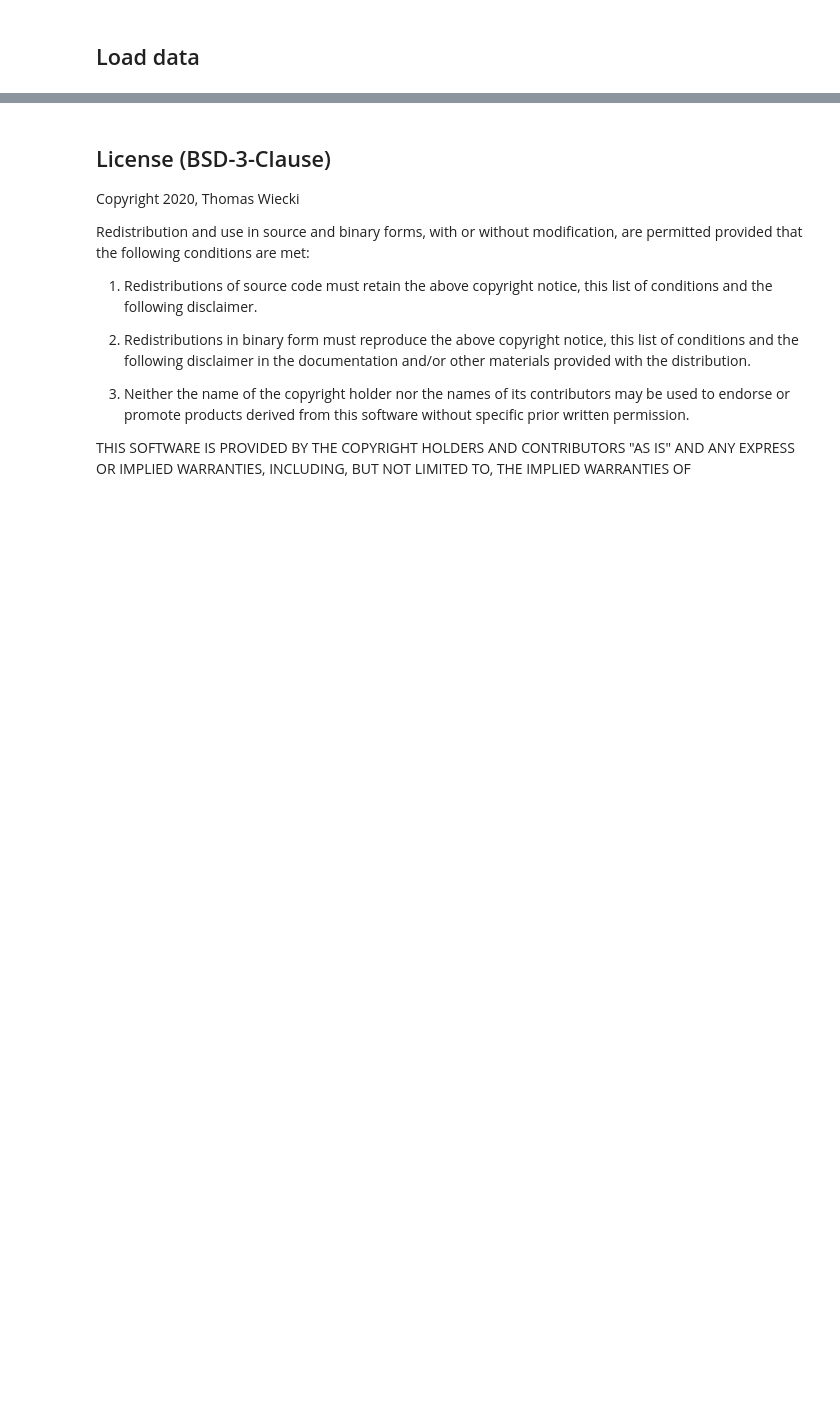
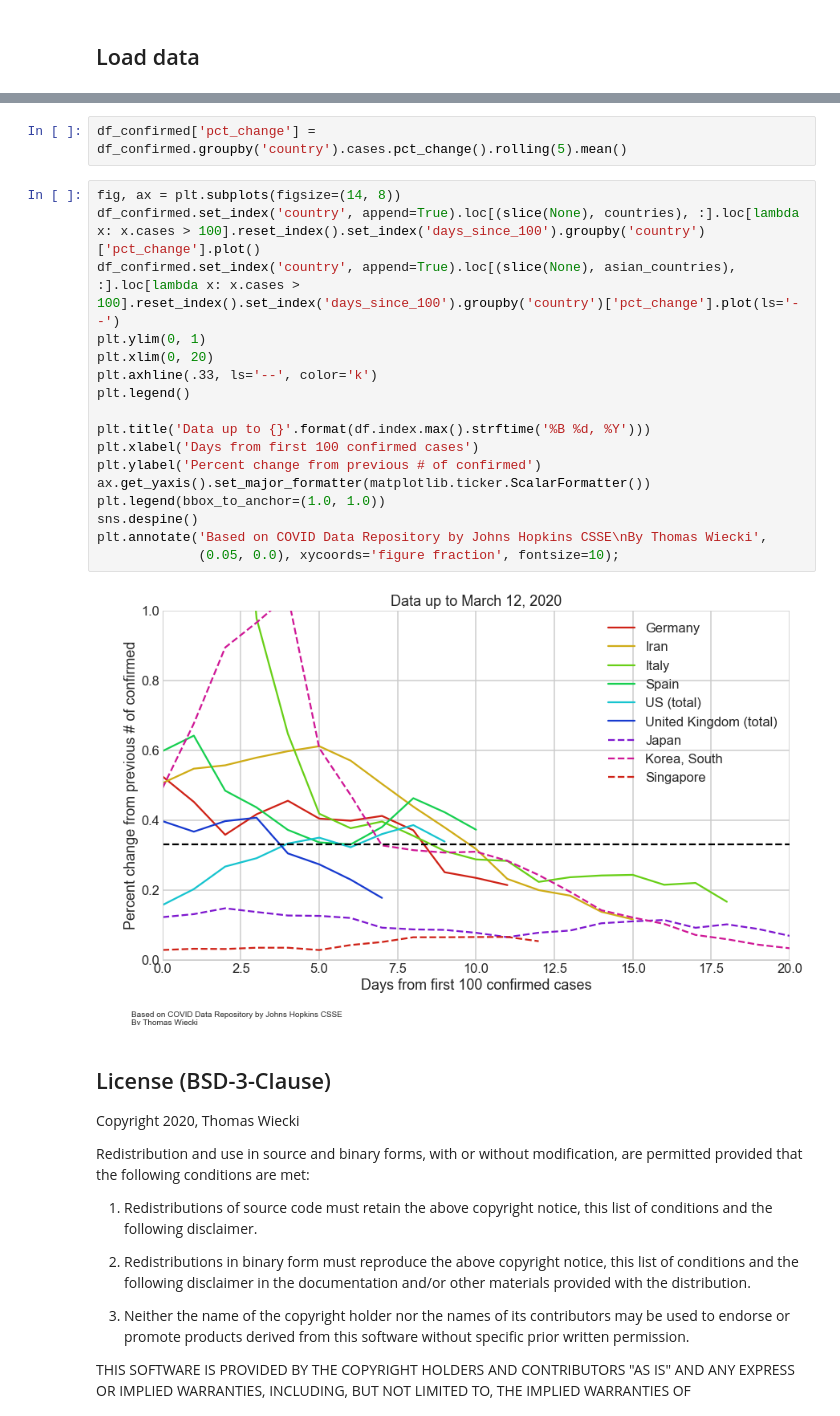
Before and after one commit to twiecki/covid19, a Jupyter notebook: covid19_growth.ipynb, the cells around one changed output, grey strips where cells are left out. Saved outputs shown, nothing was run; the diff lists cells and outputs as text; blank space fills up the shorter version.

```diff
--- a/covid19_growth.ipynb
+++ b/covid19_growth.ipynb
@@ -123,3 +176,24 @@ plt.annotate('Based on COVID Data Repository by Johns Hopkins CSSE\nBy Thomas Wi
+# %%
+df_confirmed['pct_change'] = df_confirmed.groupby('country').cases.pct_change().rolling(5).mean()
+# %%
+fig, ax = plt.subplots(figsize=(14, 8))
+df_confirmed.set_index('country', append=True).loc[(slice(None), countries), :].loc[lambda x: x.cases > 100].reset_index().set_index('days_since_100').groupby('country')['pct_change'].plot()
+df_confirmed.set_index('country', append=True).loc[(slice(None), asian_countries), :].loc[lambda x: x.cases > 100].reset_index().set_index('days_since_100').groupby('country')['pct_change'].plot(ls='--')
+plt.ylim(0, 1)
+plt.xlim(0, 20)
+plt.axhline(.33, ls='--', color='k')
+plt.legend()
+
+plt.title('Data up to {}'.format(df.index.max().strftime('%B %d, %Y')))
+plt.xlabel('Days from first 100 confirmed cases')
+plt.ylabel('Percent change from previous # of confirmed')
+ax.get_yaxis().set_major_formatter(matplotlib.ticker.ScalarFormatter())
+plt.legend(bbox_to_anchor=(1.0, 1.0))
+sns.despine()
+plt.annotate('Based on COVID Data Repository by Johns Hopkins CSSE\nBy Thomas Wiecki',
+             (0.05, 0.0), xycoords='figure fraction', fontsize=10);
+# %% [output]
+[figure, added]
 # %% [markdown]
 ## License (BSD-3-Clause)
 
```
Also changed, not shown: parts of 11 cells of this notebook.
